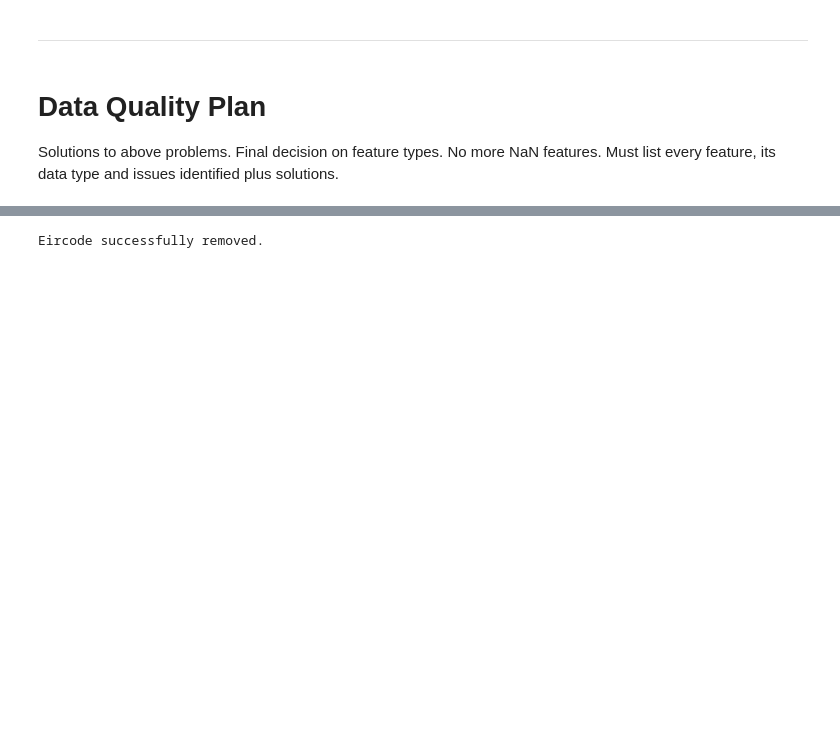
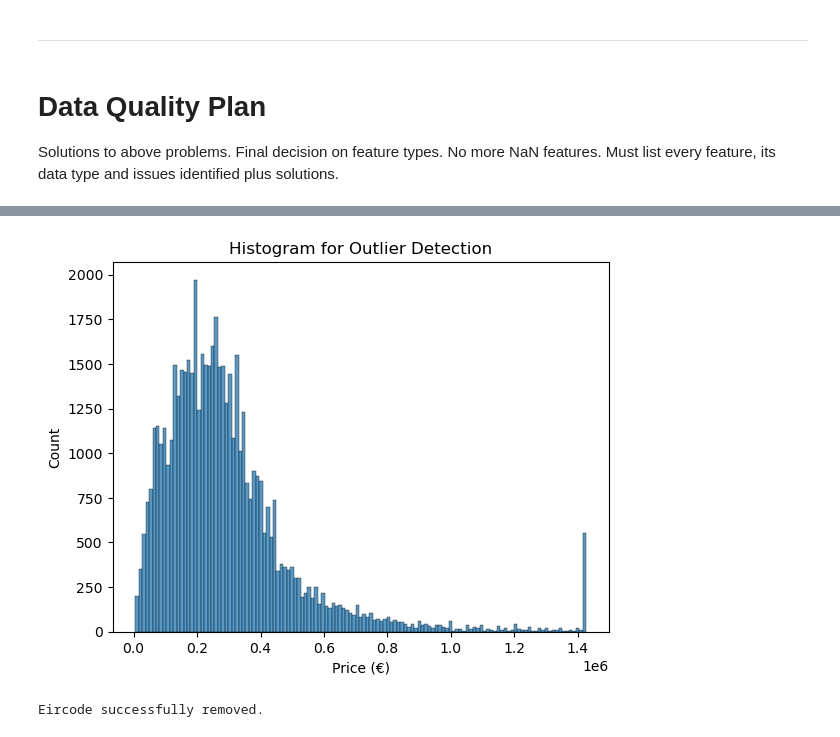
Before and after one commit to conorwal2000-creator/DA-Original-Ganstalysers, a Jupyter notebook: notebooks/analysis.ipynb, the cells around one changed output, grey strips where cells are left out. Saved outputs shown, nothing was run; the diff lists cells and outputs as text; code cells hidden in the pictures; blank space fills up the shorter version.

```diff
--- a/notebooks/analysis.ipynb
+++ b/notebooks/analysis.ipynb
@@ -569,6 +569,12 @@ Name: Price (€), dtype: object
 968     1.426515e+06
 1458    1.426515e+06
 Name: Price (€), dtype: float64
+# %%
+sns.histplot(x=df["Price (€)"])
+plt.title("Histogram for Outlier Detection")
+plt.show()
+# %% [output]
+[figure, added]
 # %%
 # Eircode Handling Strategy
 
```
Also changed, not shown: parts of 11 cells of this notebook, 9 other files.
